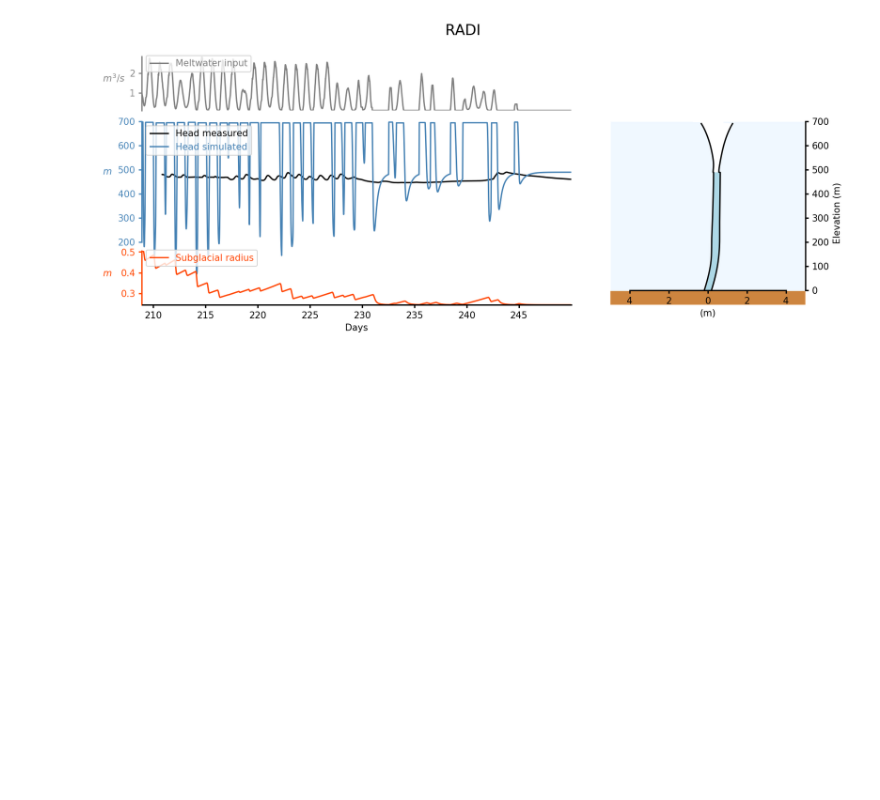
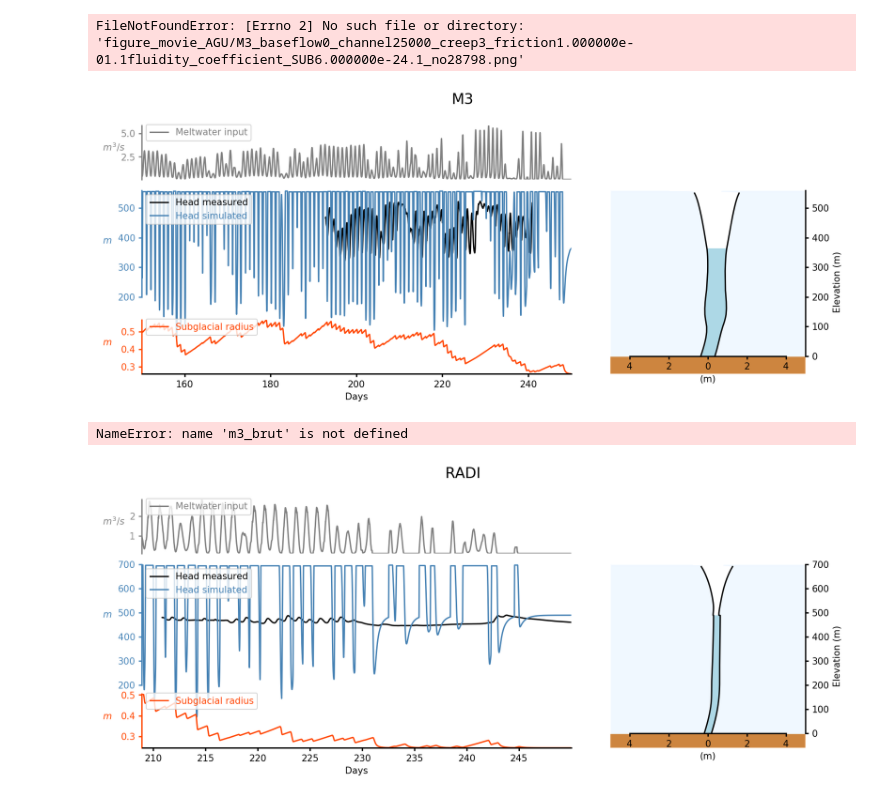
Before and after one commit to cctrunz/ModelRepo_pyMouShBaseflow_paper, a Jupyter notebook: Simulate_moulin_data_AGU.ipynb, the cells around one changed output. Drawn from its saved outputs; the diff is of its cells as text; code cells hidden in the pictures; blank space fills up the shorter version.

```diff
--- a/Simulate_moulin_data_AGU.ipynb
+++ b/Simulate_moulin_data_AGU.ipynb
@@ -214,12 +214,19 @@ def calc_and_make1plot( dataset,
 
     return moulin_sim, params,time
 # %%
-make_all_plots = True
-make_directory = True
+make_all_plots = False
+make_directory = False
 m3_brut, params_m3_brut, time_m3_brut= calc_and_make1plot(m3,
                                                        initial_subglacial_area = (np.pi*0.5**2)/2,
                                                        make_all_plots = make_all_plots,
                                                        make_directory = make_directory,
                                                        delay = 24*3600,
                                                        dir_name = 'm3_brut')
+# %% [output]
+FileNotFoundError: [Errno 2] No such file or directory: 'figure_movie_AGU/M3_baseflow0_channel25000_creep3_friction1.000000e-01.1fluidity_coefficient_SUB6.000000e-24.1_no28798.png'
+[figure, added]
+# %%
+m3_brut
+# %% [output]
+NameError: name 'm3_brut' is not defined
 # %%
```
Also changed, not shown: parts of 1 cell of this notebook.
